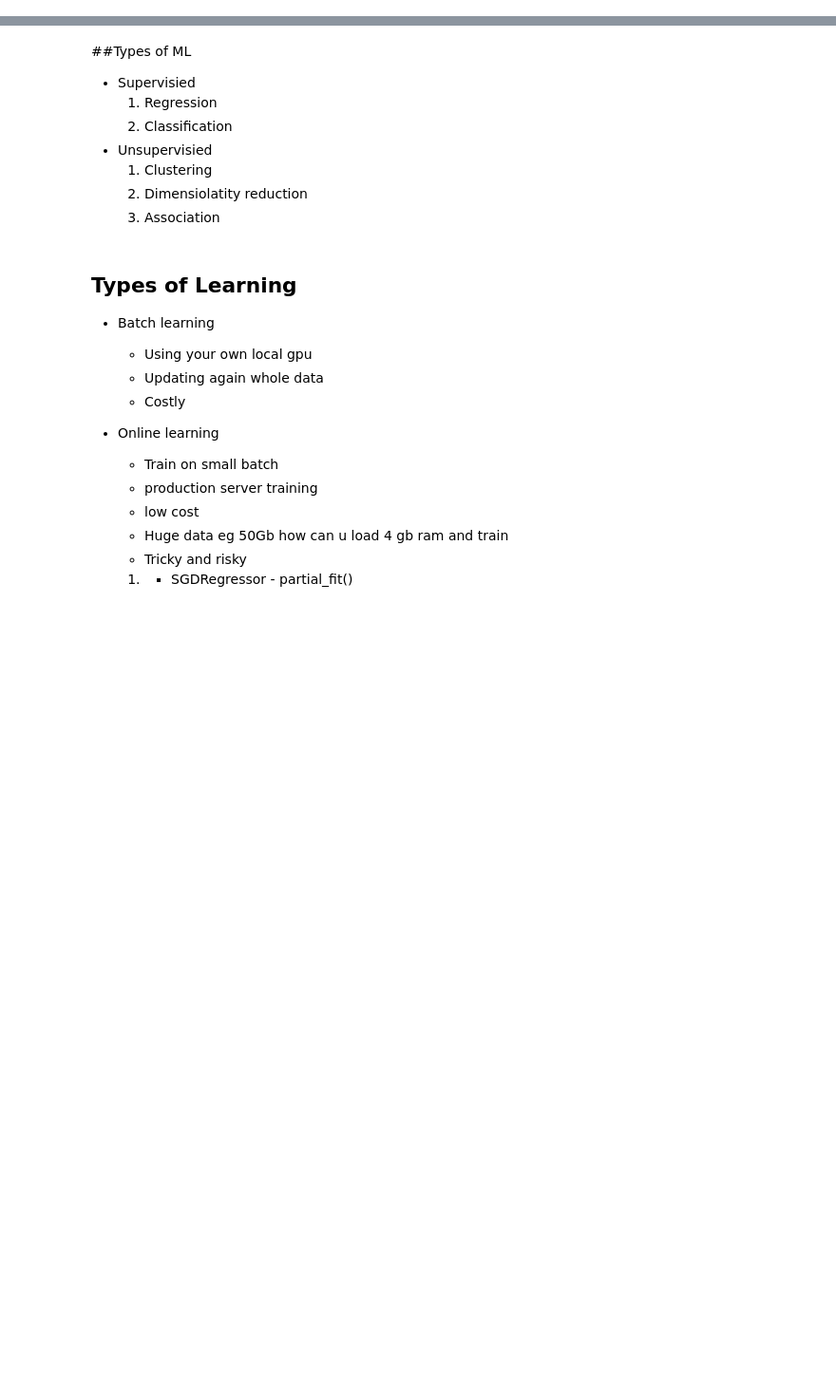
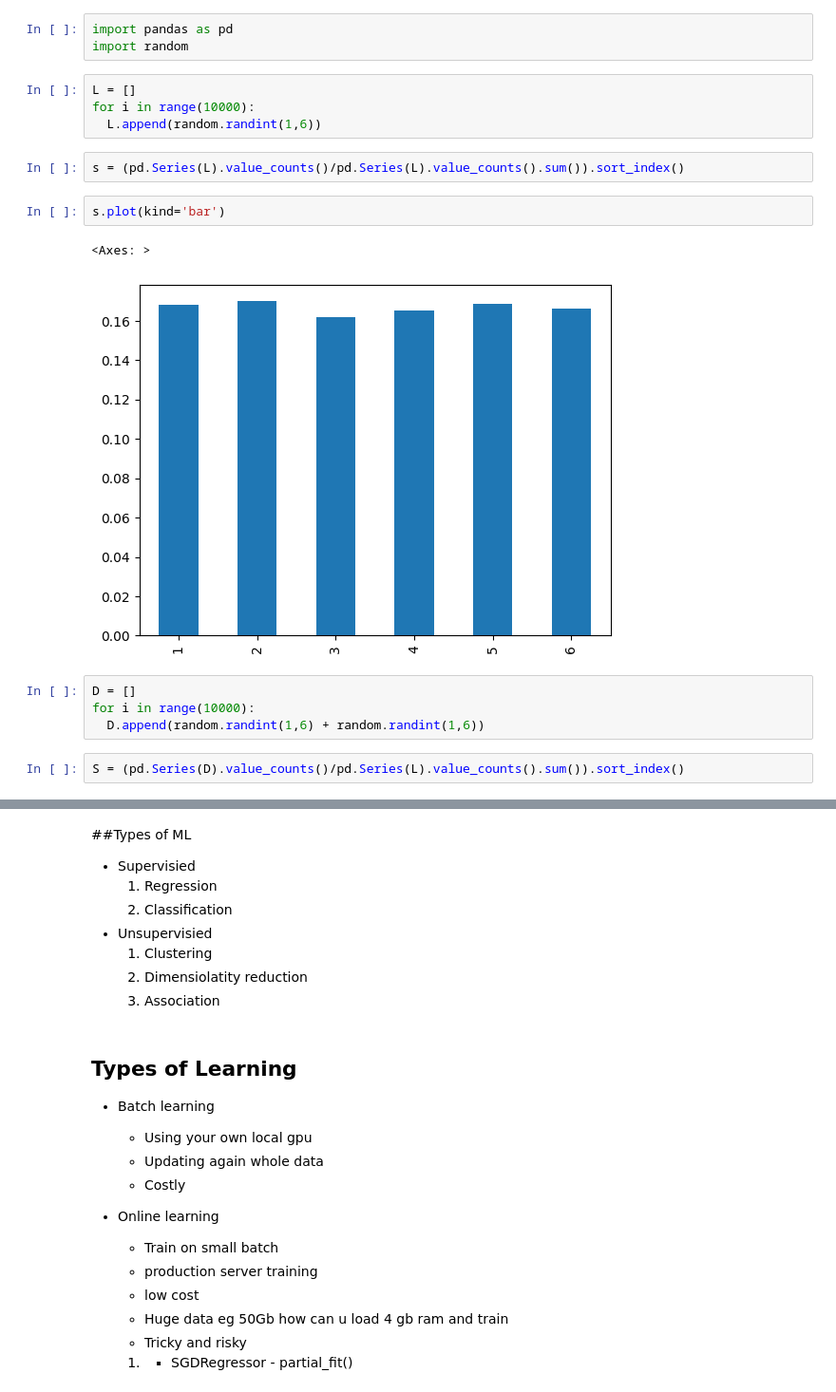
Before and after one commit to AdityaMali918/Python, a Jupyter notebook: Machine_Learning.ipynb, the cells around one changed output, grey strips where cells are left out. Shown: that part at 95% size. Cells and saved outputs as stored; diff of their text form; blank space fills up the shorter version.

```diff
--- a/Machine_Learning.ipynb
+++ b/Machine_Learning.ipynb
@@ -2,0 +89,20 @@
+# %%
+import pandas as pd
+import random
+# %%
+L = []
+for i in range(10000):
+  L.append(random.randint(1,6))
+# %%
+s = (pd.Series(L).value_counts()/pd.Series(L).value_counts().sum()).sort_index()
+# %%
+s.plot(kind='bar')
+# %% [output]
+<Axes: >
+[figure, added]
+# %%
+D = []
+for i in range(10000):
+  D.append(random.randint(1,6) + random.randint(1,6))
+# %%
+S = (pd.Series(D).value_counts()/pd.Series(L).value_counts().sum()).sort_index()
```
Also changed, not shown: parts of 34 cells of this notebook.
